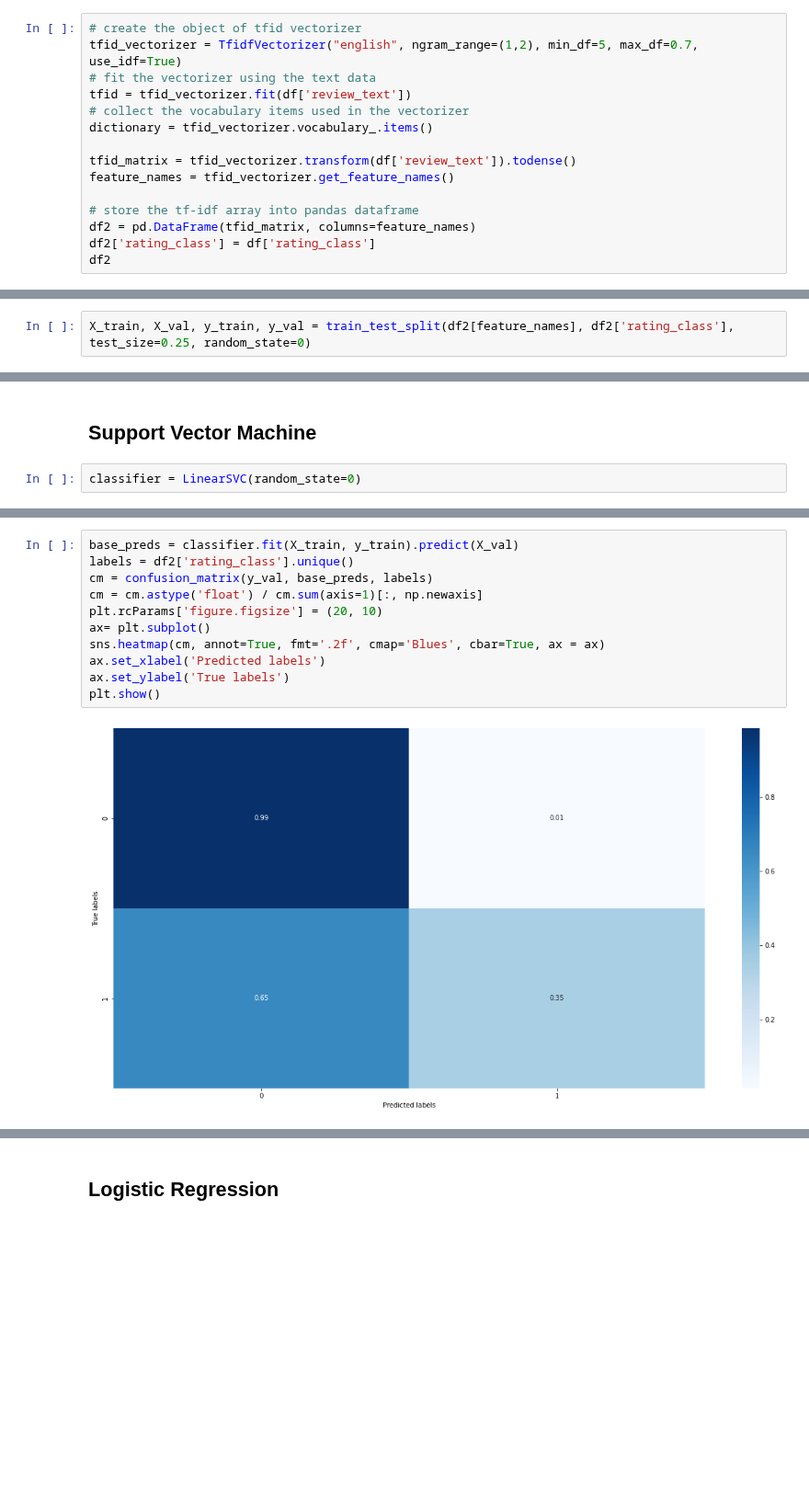
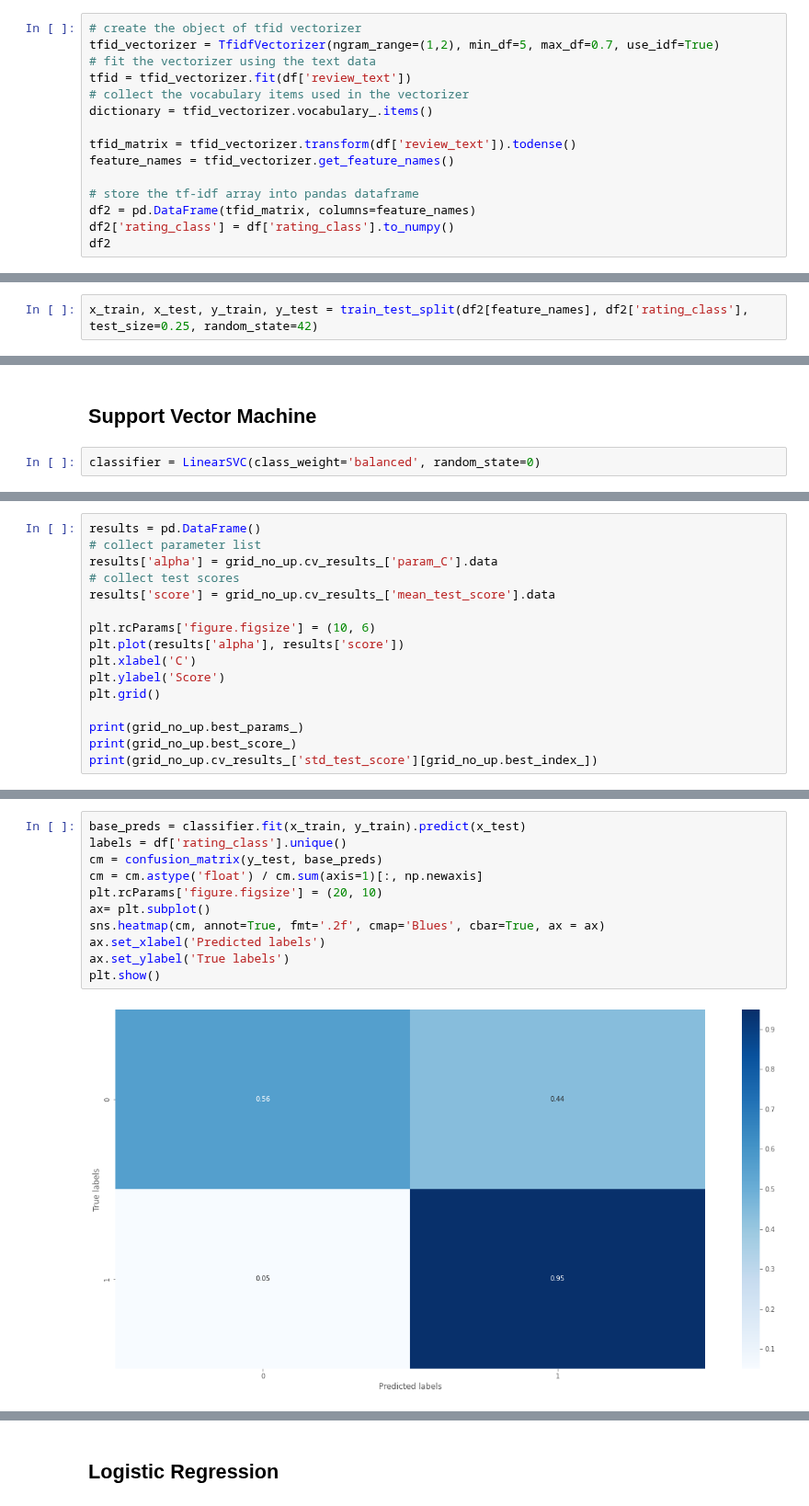
Before and after one commit to bachhvu/Amazon-NLP, a Jupyter notebook: Model Development.ipynb, the cells around one changed output, grey strips where cells are left out. Shown at 92% size. Cells and saved outputs as stored; diff of their text form; blank space fills up the shorter version.

```diff
--- a/Model Development.ipynb
+++ b/Model Development.ipynb
@@ -213,7 +214,7 @@ df['review_text'].isnull().values.any()
 False
 # %%
 # create the object of tfid vectorizer
-tfid_vectorizer = TfidfVectorizer("english", ngram_range=(1,2), min_df=5, max_df=0.7, use_idf=True)
+tfid_vectorizer = TfidfVectorizer(ngram_range=(1,2), min_df=5, max_df=0.7, use_idf=True)
 # fit the vectorizer using the text data
 tfid = tfid_vectorizer.fit(df['review_text'])
 # collect the vocabulary items used in the vectorizer
@@ -224,7 +225,7 @@ feature_names = tfid_vectorizer.get_feature_names()
 
 # store the tf-idf array into pandas dataframe
 df2 = pd.DataFrame(tfid_matrix, columns=feature_names)
-df2['rating_class'] = df['rating_class']
+df2['rating_class'] = df['rating_class'].to_numpy()
 df2
 # %% [output]
 |  | aa | aa aaa | aa battery | aaa | aaa battery | aac | ab | aberration | ability | ... |
@@ -243,4 +244,4 @@ df2
 # %% [markdown]
 Split the data into train and test subset
 # %%
-X_train, X_val, y_train, y_val = train_test_split(df2[feature_names], df2['rating_class'], test_size=0.25, random_state=0)
+x_train, x_test, y_train, y_test = train_test_split(df2[feature_names], df2['rating_class'], test_size=0.25, random_state=42)
@@ -247,5 +251,5 @@ X_train, X_val, y_train, y_val = train_test_split(df2[feature_names], df2['ratin
 # %% [markdown]
 ## Support Vector Machine
 # %%
-classifier = LinearSVC(random_state=0)
+classifier = LinearSVC(class_weight='balanced', random_state=0)
 # %%
@@ -266,0 +269,16 @@ Fitting 5 folds for each of 10 candidates, totalling 50 fits
+# %%
+results = pd.DataFrame()
+# collect parameter list
+results['alpha'] = grid_no_up.cv_results_['param_C'].data
+# collect test scores
+results['score'] = grid_no_up.cv_results_['mean_test_score'].data
+
+plt.rcParams['figure.figsize'] = (10, 6)
+plt.plot(results['alpha'], results['score'])
+plt.xlabel('C')
+plt.ylabel('Score')
+plt.grid()
+
+print(grid_no_up.best_params_)
+print(grid_no_up.best_score_)
+print(grid_no_up.cv_results_['std_test_score'][grid_no_up.best_index_])
@@ -267,16 +290,16 @@ Fitting 5 folds for each of 10 candidates, totalling 50 fits
 # %%
-base_preds = classifier.fit(X_train, y_train).predict(X_val)
-labels = df2['rating_class'].unique()
-cm = confusion_matrix(y_val, base_preds, labels)
+base_preds = classifier.fit(x_train, y_train).predict(x_test)
+labels = df['rating_class'].unique()
+cm = confusion_matrix(y_test, base_preds)
 cm = cm.astype('float') / cm.sum(axis=1)[:, np.newaxis]
 plt.rcParams['figure.figsize'] = (20, 10)
 ax= plt.subplot()
 sns.heatmap(cm, annot=True, fmt='.2f', cmap='Blues', cbar=True, ax = ax)
 ax.set_xlabel('Predicted labels')
 ax.set_ylabel('True labels')
 plt.show()
 # %% [output]
-[figure, old version]
+[figure, new version]
 # %%
 #Quick diagnostics
 print(classification_report(y_val.astype(str), base_preds.astype(str)))
```
Also changed, not shown: parts of 43 cells of this notebook.
